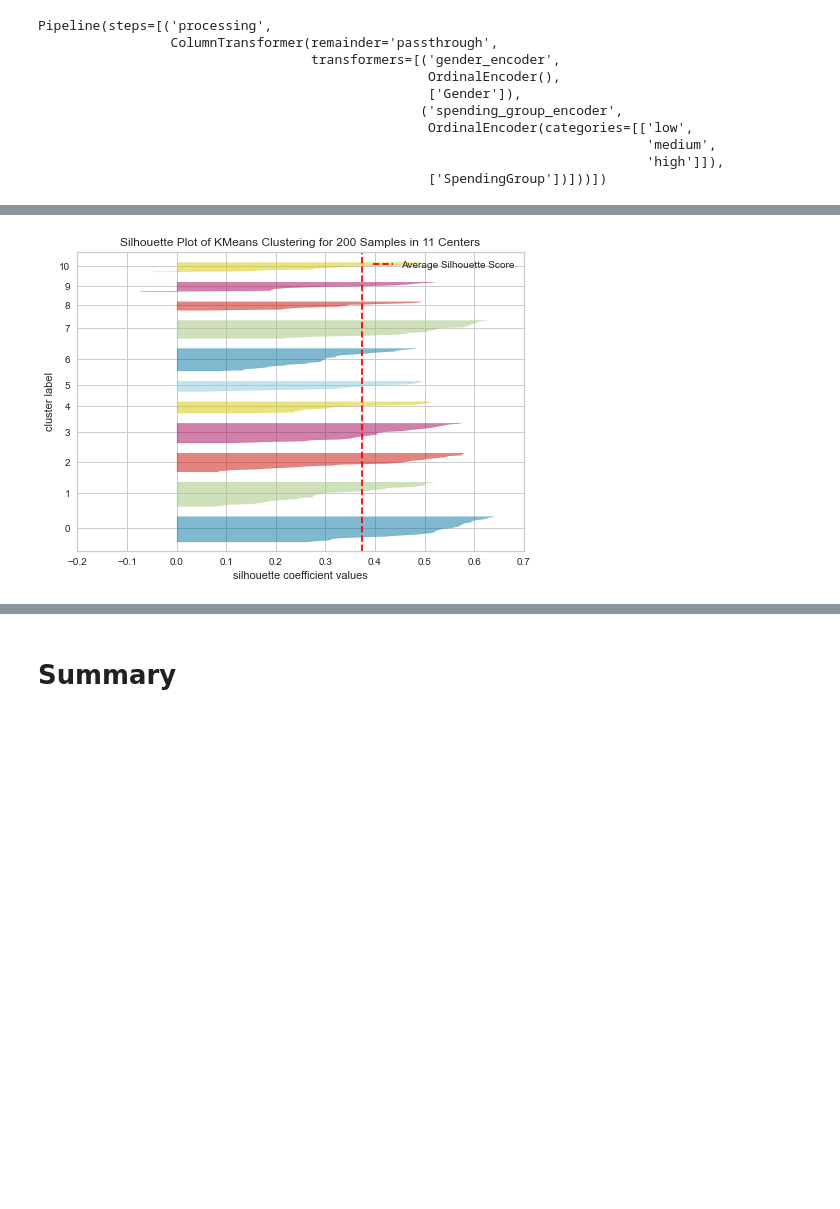
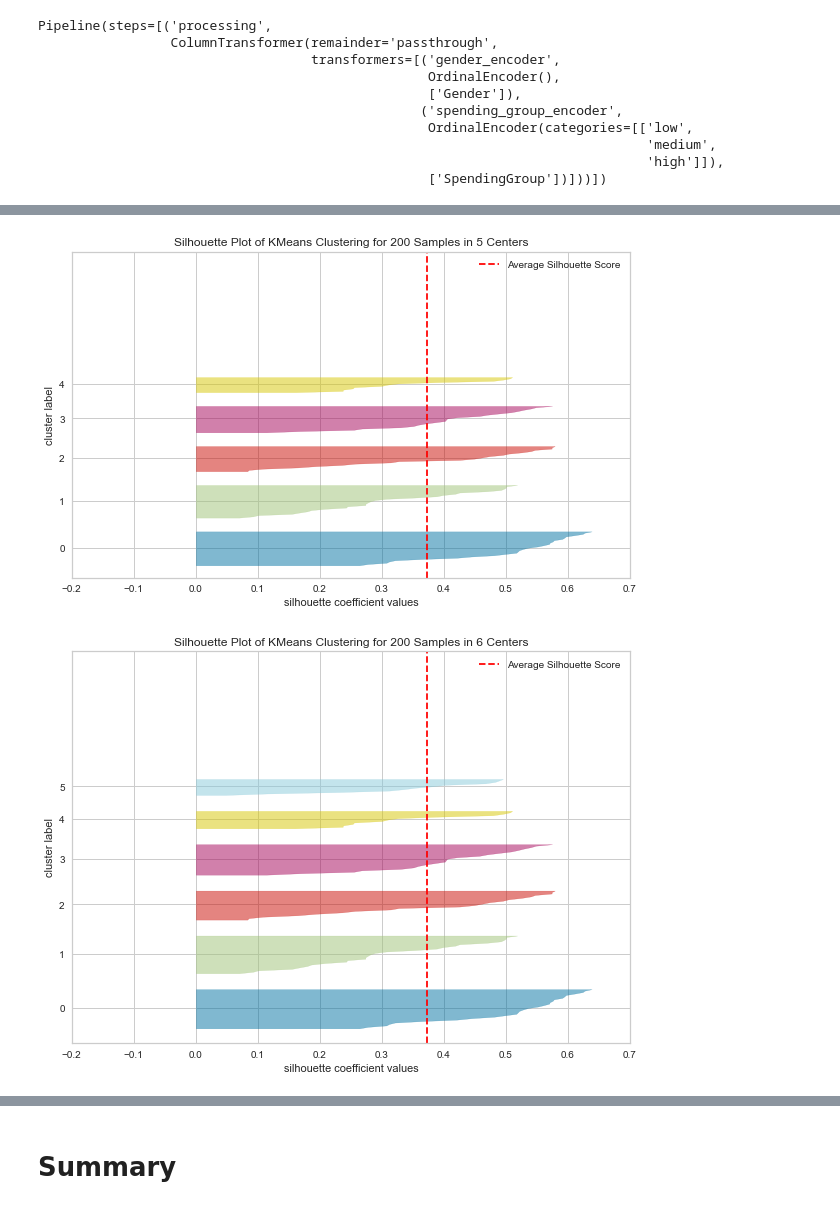
Before and after one commit to roma-glushko/kaggle-mall-customer-segmentation, a Jupyter notebook: index.ipynb, the cells around one changed output, grey strips where cells are left out. Cells and saved outputs as stored; diff of their text form; code cells hidden in the pictures; blank space fills up the shorter version.

```diff
--- a/index.ipynb
+++ b/index.ipynb
@@ -259,5 +247,5 @@ array([[  1.,   1.,  19.,  15.,  39.],
 # %%
 from sklearn.cluster import KMeans
 
-kmean_model = KMeans(init='k-means++', n_init=10, random_state=RANDOM_SEED)
+kmean_model = KMeans(random_state=RANDOM_SEED)
 # %%
@@ -270,7 +264,12 @@ elbow_visualizer.show();
 # %%
-silhouette_visualizer = SilhouetteVisualizer(kmean_model, colors='yellowbrick')
+for idx, n_clusters in enumerate([5, 6, 8]):
+    plt.figure(figsize=(10, n_clusters * 1.2))
 
-silhouette_visualizer.fit(X);
-silhouette_visualizer.show();
+    kmean_model.n_clusters = n_clusters
+    silhouette_visualizer = SilhouetteVisualizer(kmean_model, colors='yellowbrick')
+
+    silhouette_visualizer.fit(X);
+    silhouette_visualizer.show();
 # %% [output]
-[figure, old version]
+[figure, new version]
+[figure, added]
```
Also changed, not shown: parts of 28 cells of this notebook.
